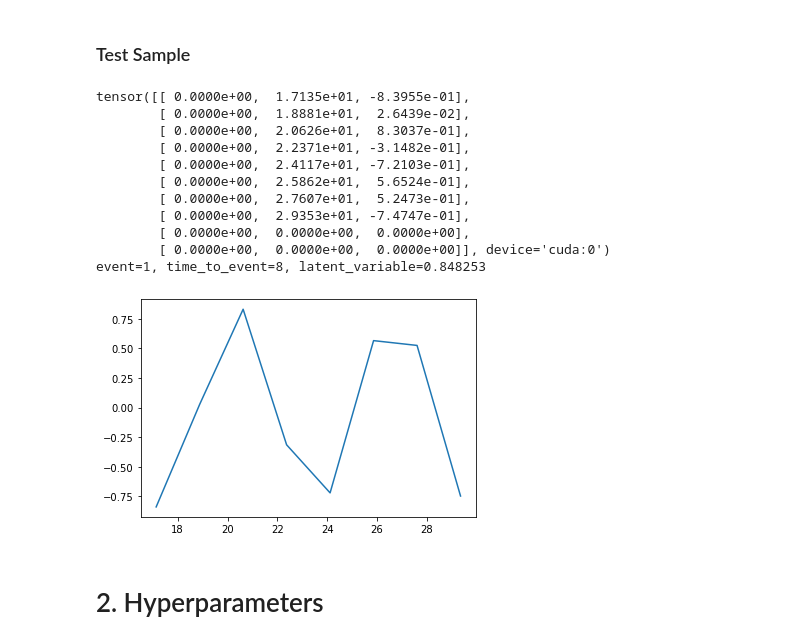
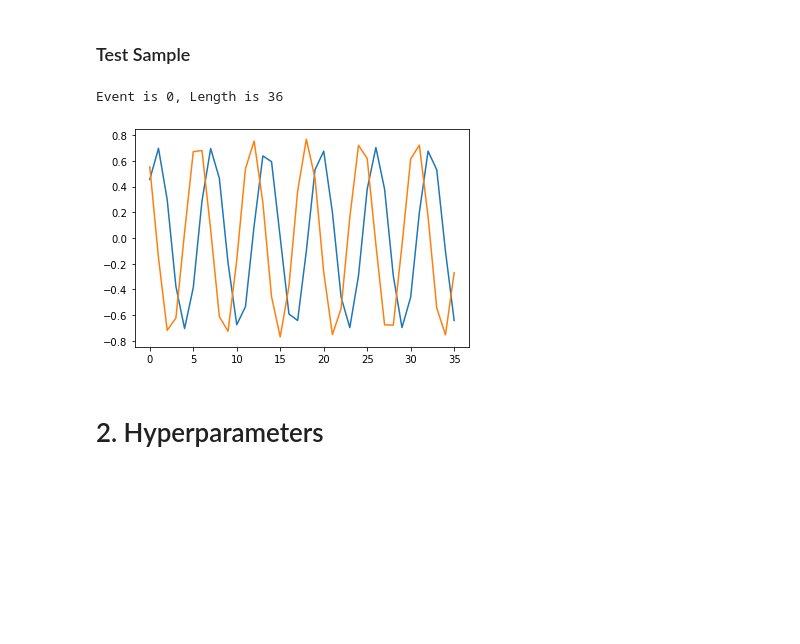
Before and after one commit to madkerpe/poc_ddht_pytorch, a Jupyter notebook: main_poc.ipynb, the cells around one changed output. Cells and saved outputs as stored; diff of their text form; code cells hidden in the pictures; blank space fills up the shorter version.

```diff
--- a/main_poc.ipynb
+++ b/main_poc.ipynb
@@ -44,31 +50,14 @@ plt.plot(np.array(batch[4][:int(time_to_event[4]),1]), batch[4][:int(time_to_eve
 # %% [markdown]
 ### Test Sample
-# %%
-from poc_data import PocDataset
-
-test_poc_raw_dataset = PocDataset(num_cases=1)
-test_data_loader = torch.utils.data.DataLoader(test_poc_raw_dataset,batch_size=1)
-test_batch, test_event, test_time_to_event, test_latent_variable = next(iter(test_data_loader))
-test_batch = test_batch.to(DEVICE)
-test_event = test_event.to(DEVICE)
-test_time_to_event = test_time_to_event.to(DEVICE)
-
-plt.plot(np.array(test_batch.cpu()[0][:int(test_time_to_event[0]),1]), test_batch.cpu()[0][:int(test_time_to_event[0]),2])
-print(test_batch[0,:20])
-print("event=%d, time_to_event=%d, latent_variable=%f" % (test_event.item(), test_time_to_event.item(), test_latent_variable.item()))
-# %% [output]
-tensor([[ 0.0000e+00,  1.7135e+01, -8.3955e-01],
-        [ 0.0000e+00,  1.8881e+01,  2.6439e-02],
-        [ 0.0000e+00,  2.0626e+01,  8.3037e-01],
-        [ 0.0000e+00,  2.2371e+01, -3.1482e-01],
-        [ 0.0000e+00,  2.4117e+01, -7.2103e-01],
-        [ 0.0000e+00,  2.5862e+01,  5.6524e-01],
-        [ 0.0000e+00,  2.7607e+01,  5.2473e-01],
-        [ 0.0000e+00,  2.9353e+01, -7.4747e-01],
-        [ 0.0000e+00,  0.0000e+00,  0.0000e+00],
-        [ 0.0000e+00,  0.0000e+00,  0.0000e+00]], device='cuda:0')
-event=1, time_to_event=8, latent_variable=0.848253
-[figure, removed]
+# %%
+test_poc_raw_dataset = PocDataset(num_cases=1)
+test_data_loader = DataLoader(dataset=test_poc_raw_dataset,batch_size=1,collate_fn=custom_collate_fn,pin_memory=True)
+test_batch, test_event = next(iter(test_data_loader))
+
+display_sample((test_batch[0], test_event[0]))
+# %% [output]
+Event is 0, Length is 36
+[figure, added]
 # %% [markdown]
 # 2. Hyperparameters
 # %%
```
Also changed, not shown: parts of 11 cells of this notebook, 2 other files.
